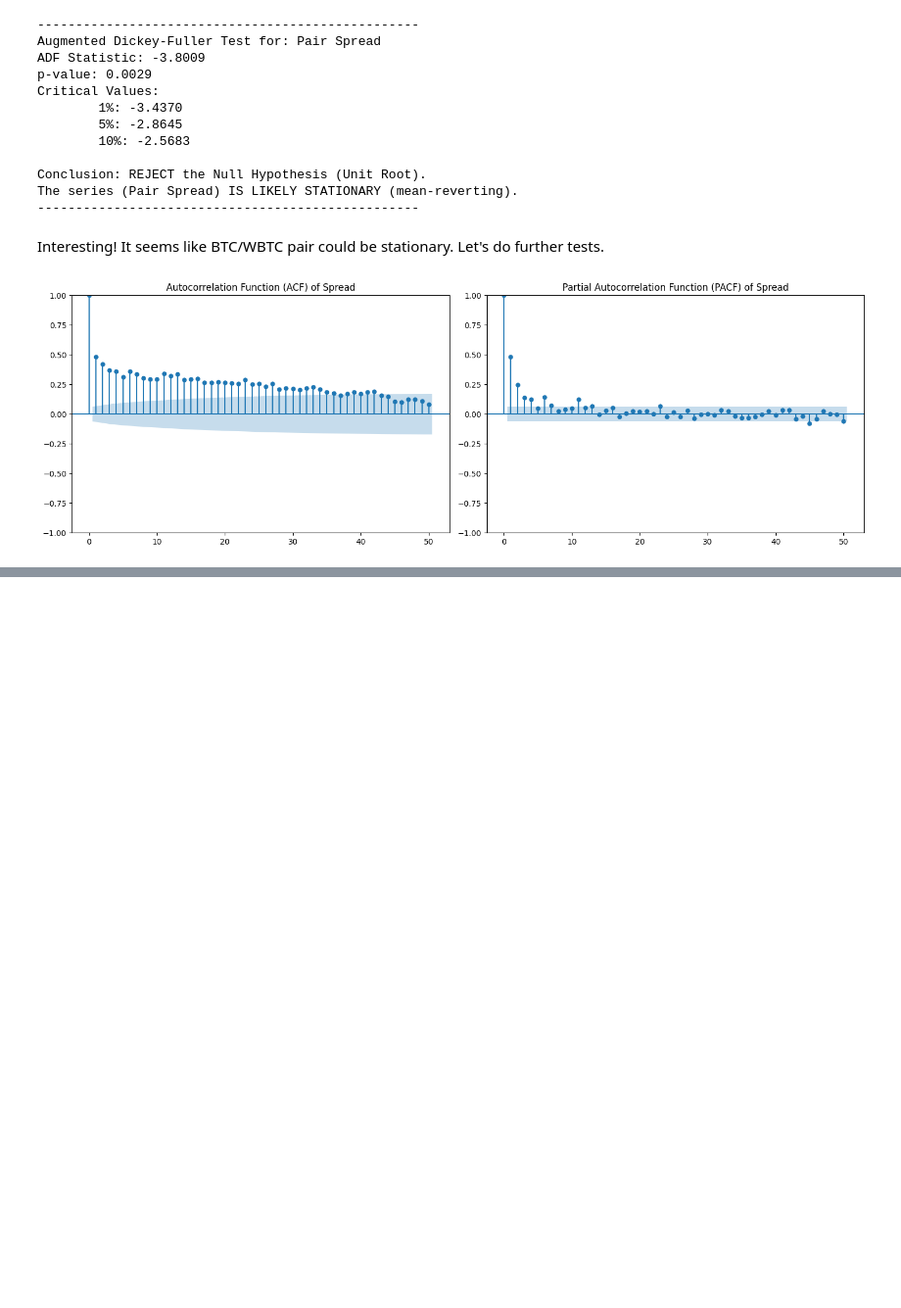
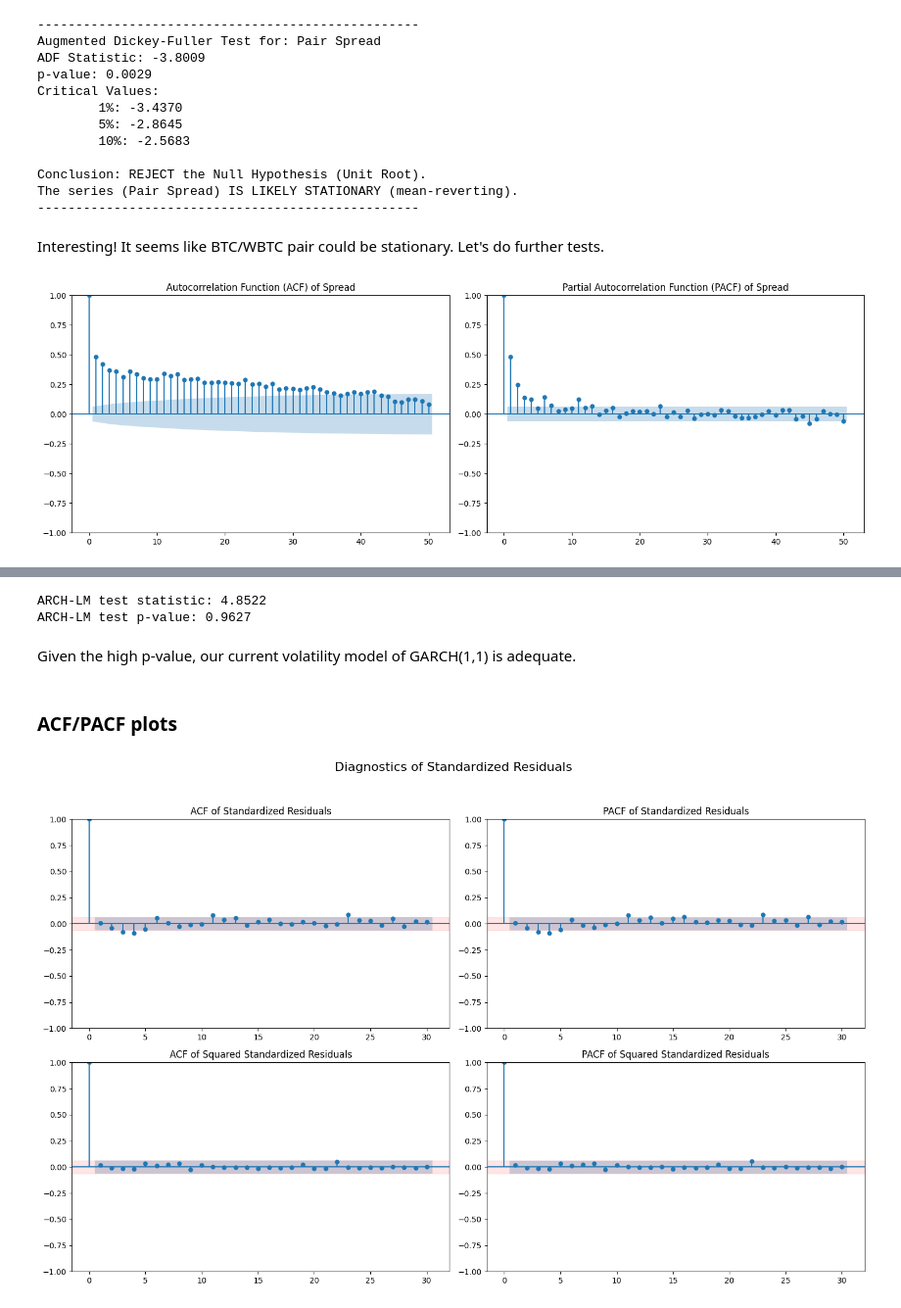
Before and after one commit to 0xSingletOnly/simple_quant_strategies, a Jupyter notebook: 1_stat_arb_intro.ipynb, the cells around one changed output, grey strips where cells are left out. Shown at 98% size. Cells and saved outputs as stored; diff of their text form; code cells hidden in the pictures; blank space fills up the shorter version.

```diff
--- a/1_stat_arb_intro.ipynb
+++ b/1_stat_arb_intro.ipynb
@@ -329,0 +586,17 @@ We will implement the AR(4) model to test things out.
+# %%
+# --- Implement this block before defining 'am' ---
+SCALING_FACTOR = 100000
+scaled_time_series = time_series * SCALING_FACTOR
+
+# Now use the scaled series in the arch_model definition:
+am = arch.arch_model(
+    scaled_time_series,
+    mean='AR',
+    lags=4,
+    vol='Garch',
+    p=1, q=1,
+    dist='t'
+)
+# %%
+garch_fit = am.fit(disp='off')
+garch_fit.summary()
@@ -329,0 +638,6 @@ We will implement the AR(4) model to test things out.
+# %%
+# --- 1. Extract Standardized Residuals ---
+# The standardized residuals are the errors after accounting for both
+# the mean (AR) and the variance (GARCH).
+standardized_residuals = garch_fit.resid / garch_fit.conditional_volatility
+std_resid_squared = standardized_residuals**2
@@ -329,0 +666,38 @@ We will implement the AR(4) model to test things out.
+# %%
+# Null hypothesis: No ARCH effects up to order 12
+arch_test_result = het_arch(clean_sr, nlags=12)
+# het_arch returns: (lm_statistic, lm_pvalue, f_statistic, f_pvalue)
+lm_stat, arch_test_pvalue, f_stat, f_pval = arch_test_result
+
+print(f"ARCH-LM test statistic: {lm_stat:.4f}")
+print(f"ARCH-LM test p-value: {arch_test_pvalue:.4f}")
+# %% [output]
+ARCH-LM test statistic: 4.8522
+ARCH-LM test p-value: 0.9627
+# %% [markdown]
+Given the high p-value, our current volatility model of GARCH(1,1) is adequate.
+# %% [markdown]
+### ACF/PACF plots
+# %%
+fig, axes = plt.subplots(2, 2, figsize=(15, 10))
+fig.suptitle('Diagnostics of Standardized Residuals', fontsize=16)
+
+# Top Row: Check for autocorrelation in the mean (should be flat)
+plot_acf(standardized_residuals.dropna(), lags=30, ax=axes[0, 0], title='ACF of Standardized Residuals')
+plot_pacf(standardized_residuals.dropna(), lags=30, ax=axes[0, 1], title='PACF of Standardized Residuals')
+
+# Bottom Row: Check for autocorrelation in the variance (should be flat)
+plot_acf(std_resid_squared.dropna(), lags=30, ax=axes[1, 0], title='ACF of Squared Standardized Residuals')
+plot_pacf(std_resid_squared.dropna(), lags=30, ax=axes[1, 1], title='PACF of Squared Standardized Residuals')
+
+# Add a threshold line (1.96 / sqrt(N) for 95% confidence)
+N = len(standardized_residuals.dropna())
+threshold = 1.96 / np.sqrt(N)
+for i in range(2):
+    for j in range(2):
+        axes[i, j].axhspan(-threshold, threshold, color='red', alpha=0.1)
+
+plt.tight_layout(rect=[0, 0.03, 1, 0.95])
+plt.show()
+# %% [output]
+[figure, added]
```
Also changed, not shown: parts of 47 cells of this notebook.
